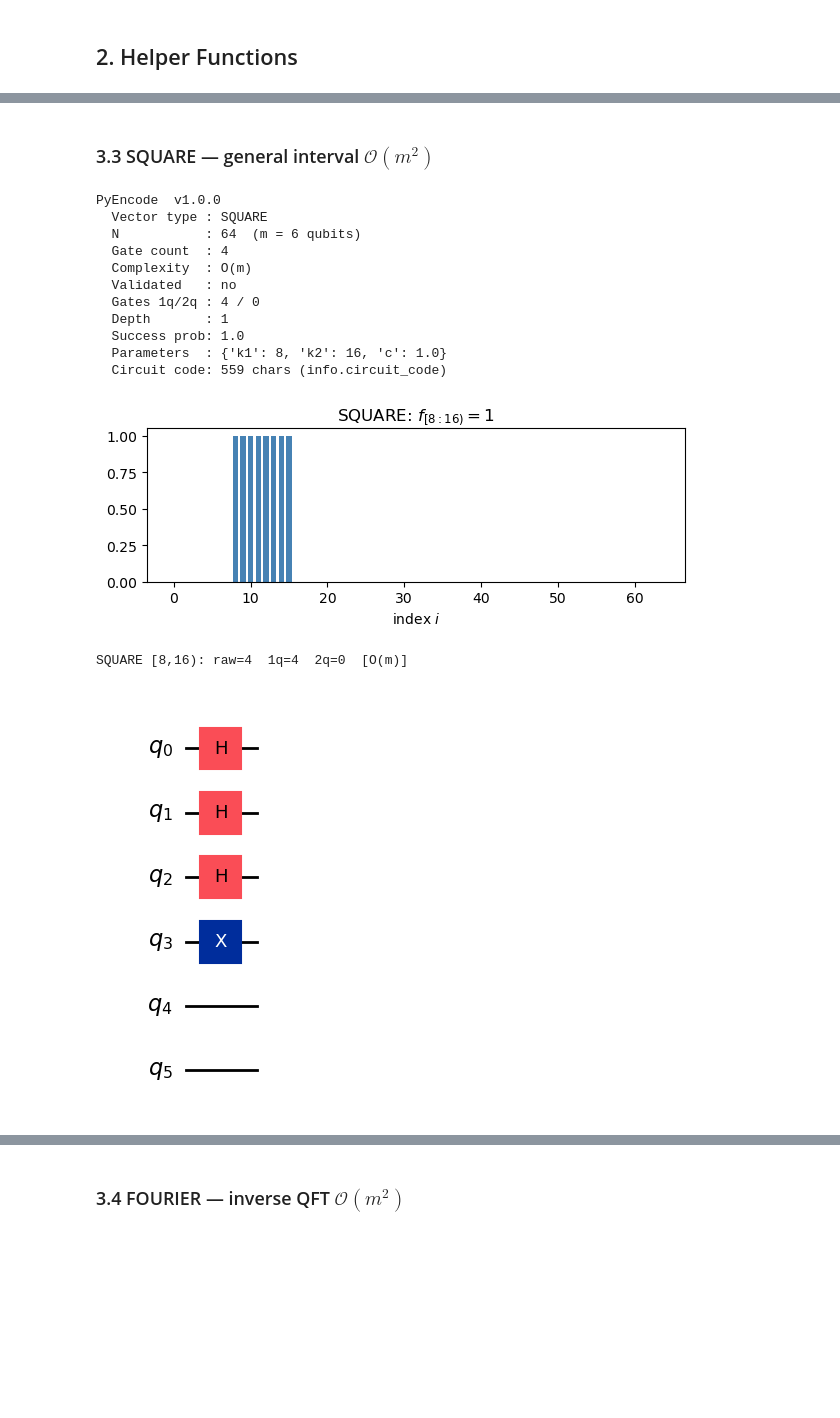
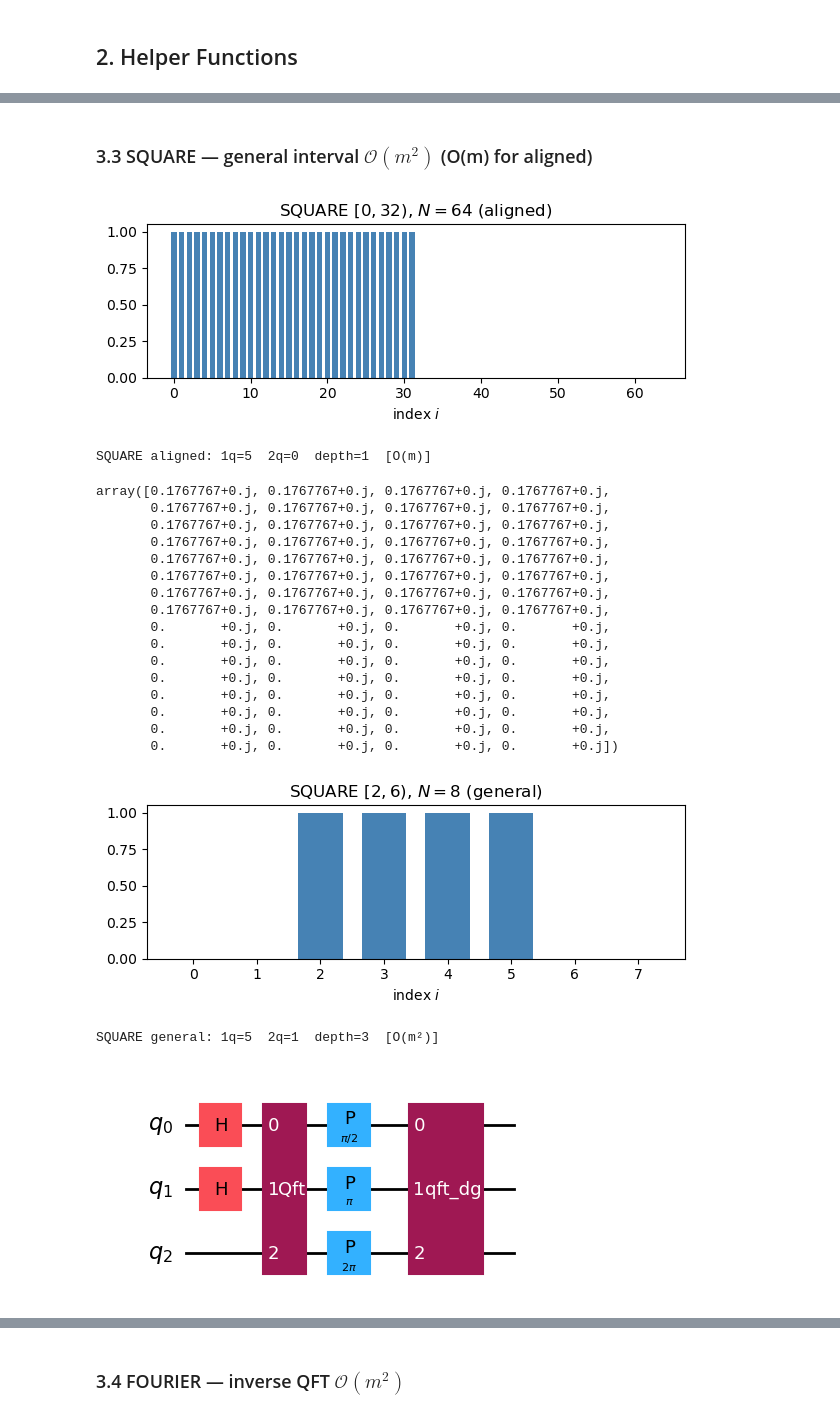
Before and after one commit to UW-ERSL/PyEncode, a Jupyter notebook: notebooks/paperExperiments.ipynb, the cells around one changed output, grey strips where cells are left out. Saved outputs shown, nothing was run; the diff lists cells and outputs as text; code cells hidden in the pictures; blank space fills up the shorter version.

```diff
--- a/notebooks/paperExperiments.ipynb
+++ b/notebooks/paperExperiments.ipynb
@@ -128,9 +112,8 @@ SPARSE s=2: raw=6  1q=4  2q=2  [O(s·m)]
 # %%
-circuit, info = encode(STEP(k_s=4, c=1.0), N=N)
-print(info)
-
-f = np.zeros(N); f[:4] = 1.0
-plot_vector(f, r"STEP: $f_{[:4]}=1$")
-verify_circuit(circuit, info, "STEP k_s=4")
+# Prefix uniform superposition
+circuit, info = encode(STEP(k_s=4, c=1.0), N=8)
+f = np.zeros(8); f[:4] = 1.0
+plot_vector(f, r"STEP $k_s=4$, $N=8$")
+report(circuit, info, "STEP k_s=4")
 circuit.draw("mpl")
 # %% [output]
@@ -151,6 +122,0 @@ STEP k_s=4: raw=2  1q=2  2q=0  [O(m)]
-# %%
-# Non-power-of-2 boundary
-circuit, info = encode(STEP(k_s=37, c=1.0), N=N, validate=True)
-print(f"STEP k_s=37: raw={info.gate_count}  1q={info.gate_count_1q}  2q={info.gate_count_2q}  [{info.complexity}]")
-f = np.zeros(N); f[:37] = 1.0
-plot_vector(f, r"STEP: $f_{[:37]}=1$")
@@ -160,25 +123,38 @@ STEP k_s=37: raw=21  1q=16  2q=6  [O(m)]
 # %% [markdown]
-### 3.3 SQUARE — general interval $\mathcal{O}(m^2)$
+### 3.3 SQUARE — general interval $\mathcal{O}(m^2)$ (O(m) for aligned)
+# %%
+# Aligned interval [0, N/2): reduces to STEP, O(m)
+circuit, info = encode(SQUARE(k1=0, k2=32, c=1.0), N=N)
+f = np.zeros(N); f[:32] = 1.0
+plot_vector(f, r"SQUARE $[0, 32)$, $N=64$ (aligned)")
+report(circuit, info, "SQUARE aligned")
+# %% [output]
+[figure, added]
+SQUARE aligned: 1q=5  2q=0  depth=1  [O(m)]
+array([0.1767767+0.j, 0.1767767+0.j, 0.1767767+0.j, 0.1767767+0.j,
+       0.1767767+0.j, 0.1767767+0.j, 0.1767767+0.j, 0.1767767+0.j,
+       0.1767767+0.j, 0.1767767+0.j, 0.1767767+0.j, 0.1767767+0.j,
+       0.1767767+0.j, 0.1767767+0.j, 0.1767767+0.j, 0.1767767+0.j,
+       0.1767767+0.j, 0.1767767+0.j, 0.1767767+0.j, 0.1767767+0.j,
+       0.1767767+0.j, 0.1767767+0.j, 0.1767767+0.j, 0.1767767+0.j,
+       0.1767767+0.j, 0.1767767+0.j, 0.1767767+0.j, 0.1767767+0.j,
+       0.1767767+0.j, 0.1767767+0.j, 0.1767767+0.j, 0.1767767+0.j,
+       0.       +0.j, 0.       +0.j, 0.       +0.j, 0.       +0.j,
+       0.       +0.j, 0.       +0.j, 0.       +0.j, 0.       +0.j,
+       0.       +0.j, 0.       +0.j, 0.       +0.j, 0.       +0.j,
+       0.       +0.j, 0.       +0.j, 0.       +0.j, 0.       +0.j,
+       0.       +0.j, 0.       +0.j, 0.       +0.j, 0.       +0.j,
+       0.       +0.j, 0.       +0.j, 0.       +0.j, 0.       +0.j,
+       0.       +0.j, 0.       +0.j, 0.       +0.j, 0.       +0.j,
+       0.       +0.j, 0.       +0.j, 0.       +0.j, 0.       +0.j])
 # %%
-circuit, info = encode(SQUARE(k1=8, k2=16, c=1.0), N=N)
-print(info)
-
-f = np.zeros(N); f[8:16] = 1.0
-plot_vector(f, r"SQUARE: $f_{[8:16)}=1$")
-verify_circuit(circuit, info, "SQUARE [8,16)")
+# General interval (non-aligned): uses Draper QFT adder
+circuit, info = encode(SQUARE(k1=2, k2=6, c=1.0), N=8)
+f = np.zeros(8); f[2:6] = 1.0
+plot_vector(f, r"SQUARE $[2, 6)$, $N=8$ (general)")
+report(circuit, info, "SQUARE general")
 circuit.draw("mpl")
 # %% [output]
+[figure, new version]
-PyEncode  v1.0.0
-  Vector type : SQUARE
-  N           : 64  (m = 6 qubits)
-  Gate count  : 4
-  Complexity  : O(m)
-  Validated   : no
-  Gates 1q/2q : 4 / 0
-  Depth       : 1
-  Success prob: 1.0
-  Parameters  : {'k1': 8, 'k2': 16, 'c': 1.0}
-  Circuit code: 559 chars (info.circuit_code)
+SQUARE general: 1q=5  2q=1  depth=3  [O(m²)]
-[figure, old version]
-SQUARE [8,16): raw=4  1q=4  2q=0  [O(m)]
-[figure, old version]
+[figure, new version]
```
Also changed, not shown: parts of 72 cells of this notebook.
